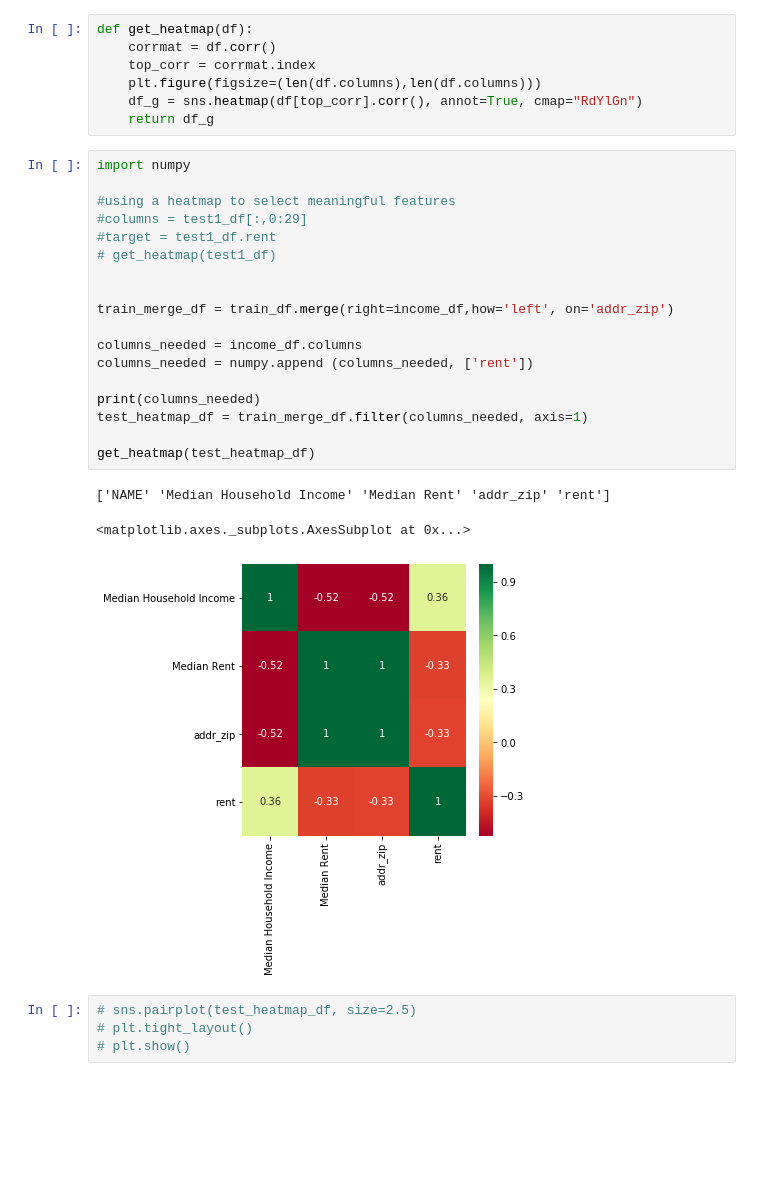
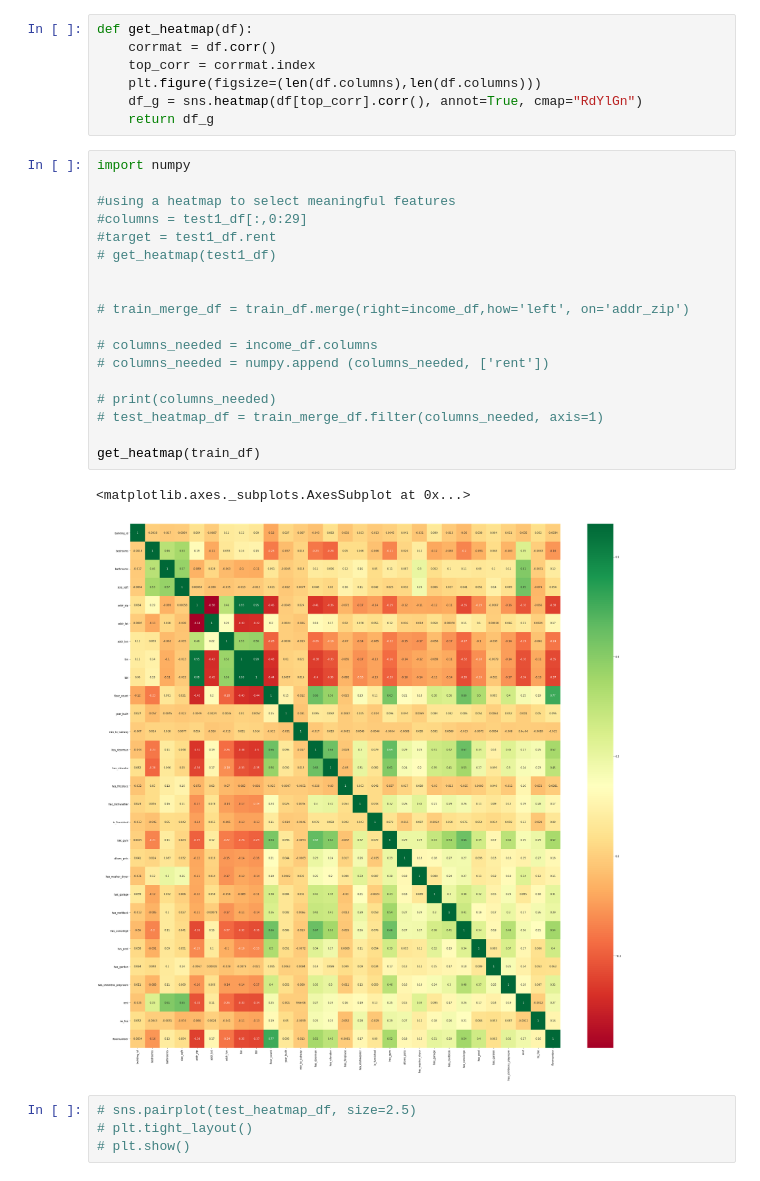
Before and after one commit to simplisticmartin/Godzillow, a Jupyter notebook: main.ipynb, the cells around one changed output. Cells and saved outputs as stored; diff of their text form; blank space fills up the shorter version.

```diff
--- a/main.ipynb
+++ b/main.ipynb
@@ -86,25 +86,24 @@ def get_heatmap(df):
 # %%
 import numpy
 
 #using a heatmap to select meaningful features
 #columns = test1_df[:,0:29]
 #target = test1_df.rent
 # get_heatmap(test1_df)
 
 
-train_merge_df = train_df.merge(right=income_df,how='left', on='addr_zip')
+# train_merge_df = train_df.merge(right=income_df,how='left', on='addr_zip')
 
-columns_needed = income_df.columns
-columns_needed = numpy.append (columns_needed, ['rent'])
+# columns_needed = income_df.columns
+# columns_needed = numpy.append (columns_needed, ['rent'])
 
-print(columns_needed)
-test_heatmap_df = train_merge_df.filter(columns_needed, axis=1)
+# print(columns_needed)
+# test_heatmap_df = train_merge_df.filter(columns_needed, axis=1)
 
-get_heatmap(test_heatmap_df)
+get_heatmap(train_df)
 # %% [output]
-['NAME' 'Median Household Income' 'Median Rent' 'addr_zip' 'rent']
+<matplotlib.axes._subplots.AxesSubplot at 0x...>
-<matplotlib.axes._subplots.AxesSubplot at 0x...>
-[figure, old version]
+[figure, new version]
 # %%
 # sns.pairplot(test_heatmap_df, size=2.5)
 # plt.tight_layout()
```
Also changed, not shown: parts of 4 cells of this notebook.
